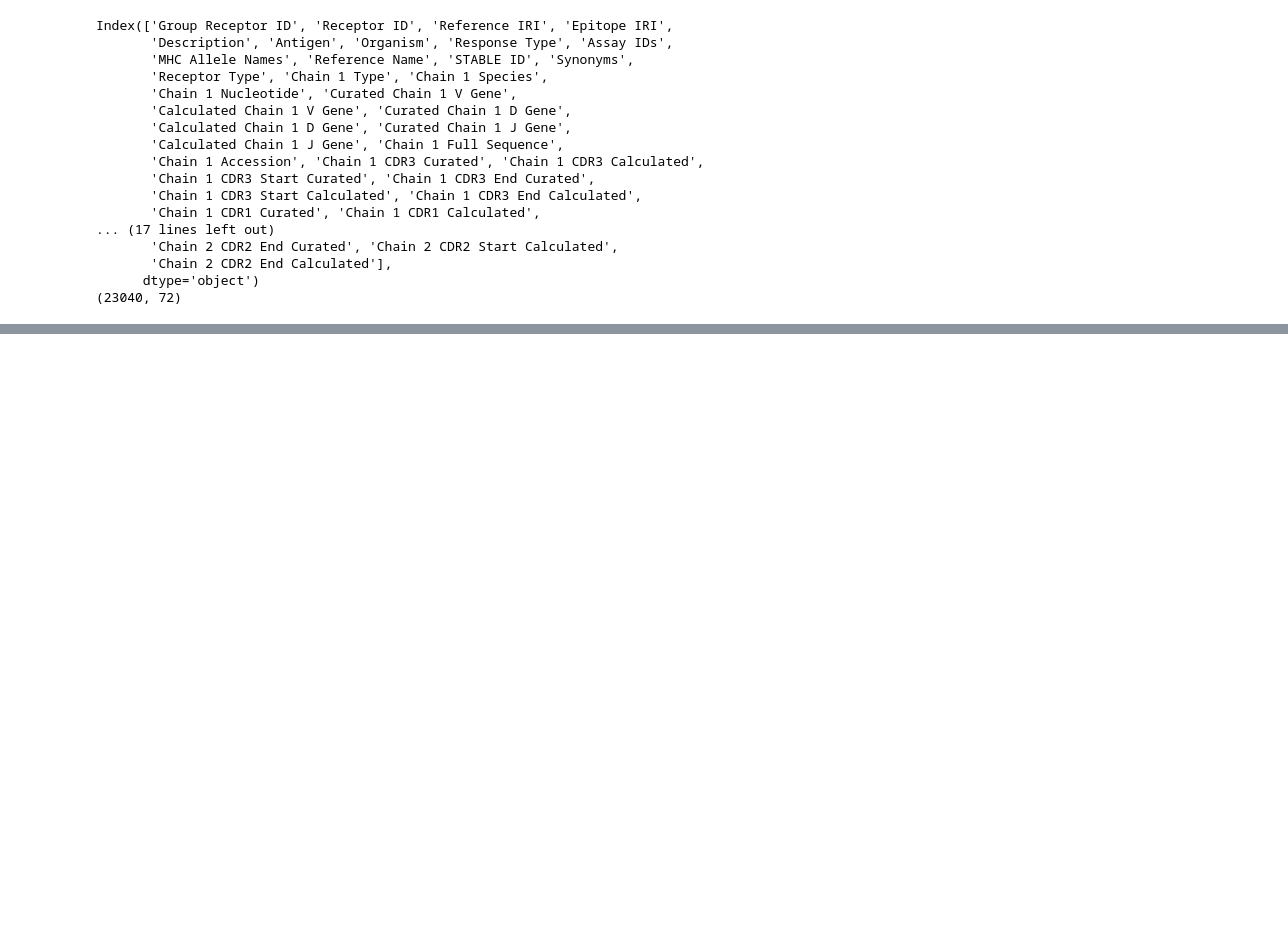
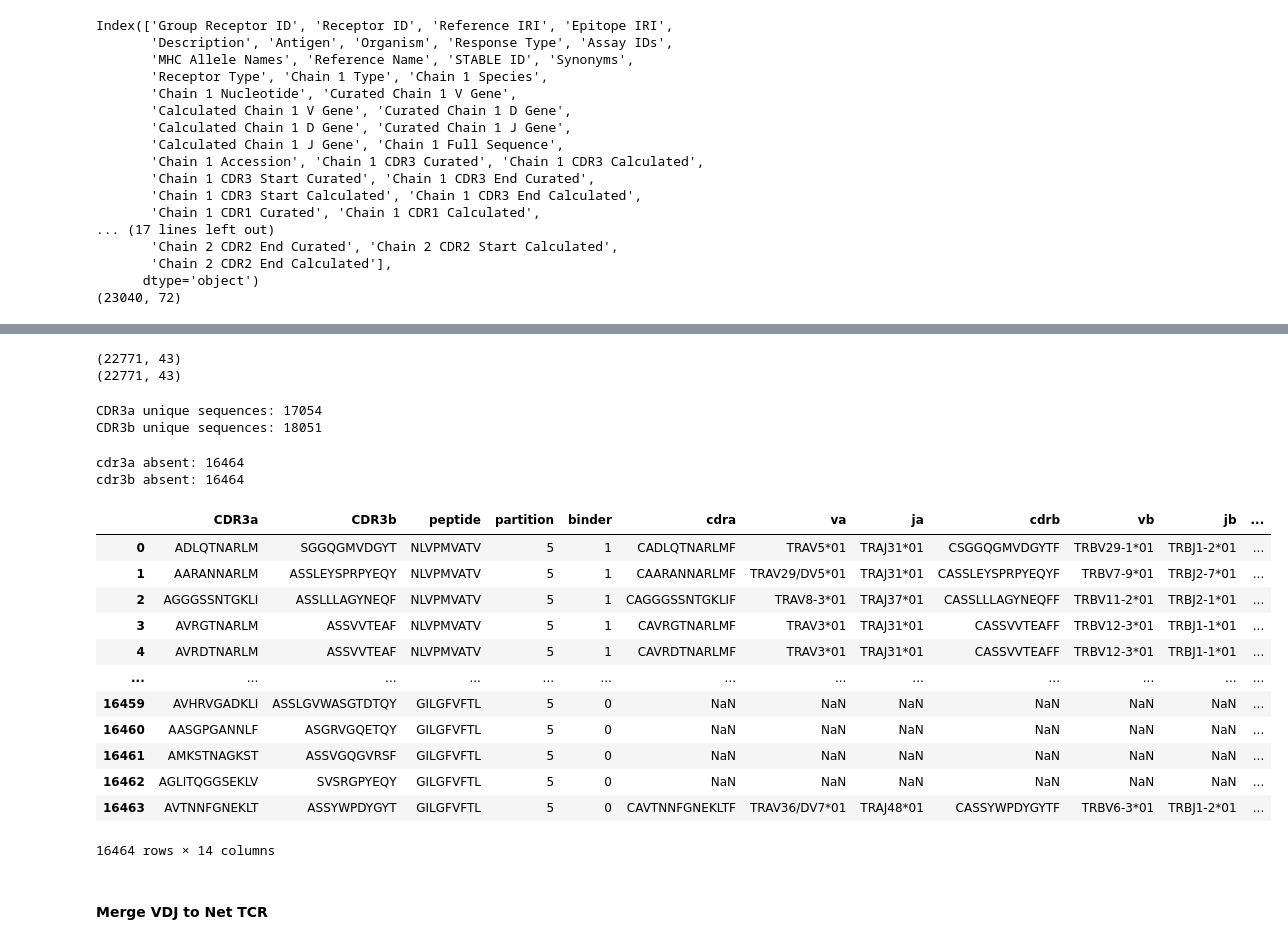
Before and after one commit to jgbrasier/tcrpmhc-binding, a Jupyter notebook: data_eda.ipynb, the cells around one changed output, grey strips where cells are left out. Drawn from its saved outputs; the diff is of its cells as text; code cells hidden in the pictures; blank space fills up the shorter version.

```diff
--- a/data_eda.ipynb
+++ b/data_eda.ipynb
@@ -37,5 +183,6 @@ Index(['Group Receptor ID', 'Receptor ID', 'Reference IRI', 'Epitope IRI',
 # %%
 subset = ['Chain 1 CDR3 Curated', 'Chain 2 CDR3 Curated']
 iedb = iedb_raw.dropna(subset=subset)
-iedb
+iedb = iedb.astype('str')
+print(iedb.shape)
 # %% [output]
@@ -79,4 +198,71 @@ iedb_b_cols = [col for col in iedb.columns if "Chain 2" in col]
 
 iedb_a = iedb[iedb_base_cols + iedb_a_cols]
 iedb_b = iedb[iedb_base_cols + iedb_b_cols]
+
+print(iedb_a.shape)
+print(iedb_b.shape)
+# %% [output]
+(22771, 43)
+(22771, 43)
+# %%
+iedb_a_idx = iedb_a.drop_duplicates(subset='Chain 1 CDR3 Curated', keep='last')
+iedb_b_idx = iedb_b.drop_duplicates(subset='Chain 2 CDR3 Curated', keep='last')
+
+iedb_a_idx = iedb_a_idx.set_index('Chain 1 CDR3 Curated', drop=True)
+iedb_b_idx = iedb_b_idx.set_index('Chain 2 CDR3 Curated', drop=True)
+
+iedb_a_dict = iedb_a_idx.to_dict('index')
+iedb_b_dict = iedb_b_idx.to_dict('index')
+
+print('CDR3a unique sequences:', len(iedb_a_dict.keys()))
+print('CDR3b unique sequences:', len(iedb_b_dict.keys()))
+# %% [output]
+CDR3a unique sequences: 17054
+CDR3b unique sequences: 18051
+# %%
+iedb_absent = {'cdr3a': list(), 'cdr3b': list()}
+for idx in tcr_train_geom.index:
+    try:
+        iedb_data_a = iedb_a_dict[tcr_train_geom.iloc[idx]['CDR3a']]
+        iedb_data_b = iedb_b_dict[tcr_train_geom.iloc[idx]['CDR3b']]
+        assert iedb_data_a['Organism'] == iedb_data_b['Organism'] # check that species match
+        assert iedb_data_a['MHC Allele Names'] == iedb_data_b['MHC Allele Names'] # check that HLA structures match
+        # assert iedb_data_a['MHC class'] == iedb_data_b['MHC class'] # check that MHC classes match
+        tcr_train_geom.loc[idx, 'cdra'] = iedb_data_a['Chain 1 CDR3 Curated']
+        tcr_train_geom.loc[idx, 'va'] = iedb_data_a['Curated Chain 1 V Gene']
+        tcr_train_geom.loc[idx, 'ja'] = iedb_data_a['Curated Chain 1 J Gene']
+        tcr_train_geom.loc[idx, 'cdrb'] = iedb_data_b['Chain 2 CDR3 Curated']
+        tcr_train_geom.loc[idx, 'vb'] = iedb_data_b['Curated Chain 2 V Gene']
+        tcr_train_geom.loc[idx, 'jb'] = iedb_data_b['Curated Chain 2 J Gene']
+        tcr_train_geom.loc[idx, 'species'] = iedb_data_a['Organism']
+        tcr_train_geom.loc[idx, 'mhca'] = iedb_data_a['MHC Allele Names']
+        # tcr_train_geom.loc[idx, 'mhcb'] = iedb_data_a['MHC B']
+        # tcr_train_geom.loc[idx, 'mhc_class'] = iedb_data_a['MHC class']
+    except:
+        iedb_absent['cdr3a'].append(tcr_train_geom.iloc[idx]['CDR3a'])
+        iedb_absent['cdr3b'].append(tcr_train_geom.iloc[idx]['CDR3b'])
+
+print('cdr3a absent:', len(iedb_absent['cdr3a']))
+print('cdr3b absent:', len(iedb_absent['cdr3b']))
+# %% [output]
+cdr3a absent: 16464
+cdr3b absent: 16464
+# %%
+tcr_train_geom
+# %% [output]
+|  | CDR3a | CDR3b | peptide | partition | binder | cdra | va | ja | cdrb | vb | jb | ... |
+| 0 | ADLQTNARLM | SGGQGMVDGYT | NLVPMVATV | 5 | 1 | CADLQTNARLMF | TRAV5*01 | TRAJ31*01 | CSGGQGMVDGYTF | TRBV29-1*01 | TRBJ1-2*01 | ... |
+| 1 | AARANNARLM | ASSLEYSPRPYEQY | NLVPMVATV | 5 | 1 | CAARANNARLMF | TRAV29/DV5*01 | TRAJ31*01 | CASSLEYSPRPYEQYF | TRBV7-9*01 | TRBJ2-7*01 | ... |
+| 2 | AGGGSSNTGKLI | ASSLLLAGYNEQF | NLVPMVATV | 5 | 1 | CAGGGSSNTGKLIF | TRAV8-3*01 | TRAJ37*01 | CASSLLLAGYNEQFF | TRBV11-2*01 | TRBJ2-1*01 | ... |
+| 3 | AVRGTNARLM | ASSVVTEAF | NLVPMVATV | 5 | 1 | CAVRGTNARLMF | TRAV3*01 | TRAJ31*01 | CASSVVTEAFF | TRBV12-3*01 | TRBJ1-1*01 | ... |
+| 4 | AVRDTNARLM | ASSVVTEAF | NLVPMVATV | 5 | 1 | CAVRDTNARLMF | TRAV3*01 | TRAJ31*01 | CASSVVTEAFF | TRBV12-3*01 | TRBJ1-1*01 | ... |
+| ... | ... | ... | ... | ... | ... | ... | ... | ... | ... | ... | ... | ... |
+| 16459 | AVHRVGADKLI | ASSLGVWASGTDTQY | GILGFVFTL | 5 | 0 | NaN | NaN | NaN | NaN | NaN | NaN | ... |
+| 16460 | AASGPGANNLF | ASGRVGQETQY | GILGFVFTL | 5 | 0 | NaN | NaN | NaN | NaN | NaN | NaN | ... |
+| 16461 | AMKSTNAGKST | ASSVGQGVRSF | GILGFVFTL | 5 | 0 | NaN | NaN | NaN | NaN | NaN | NaN | ... |
+| 16462 | AGLITQGGSEKLV | SVSRGPYEQY | GILGFVFTL | 5 | 0 | NaN | NaN | NaN | NaN | NaN | NaN | ... |
+| 16463 | AVTNNFGNEKLT | ASSYWPDYGYT | GILGFVFTL | 5 | 0 | CAVTNNFGNEKLTF | TRAV36/DV7*01 | TRAJ48*01 | CASSYWPDYGYTF | TRBV6-3*01 | TRBJ1-2*01 | ... |
+16464 rows × 14 columns
+# %% [markdown]
+#### Merge VDJ to Net TCR
 # %%
```
Also changed, not shown: parts of 18 cells of this notebook, 1 other file.
